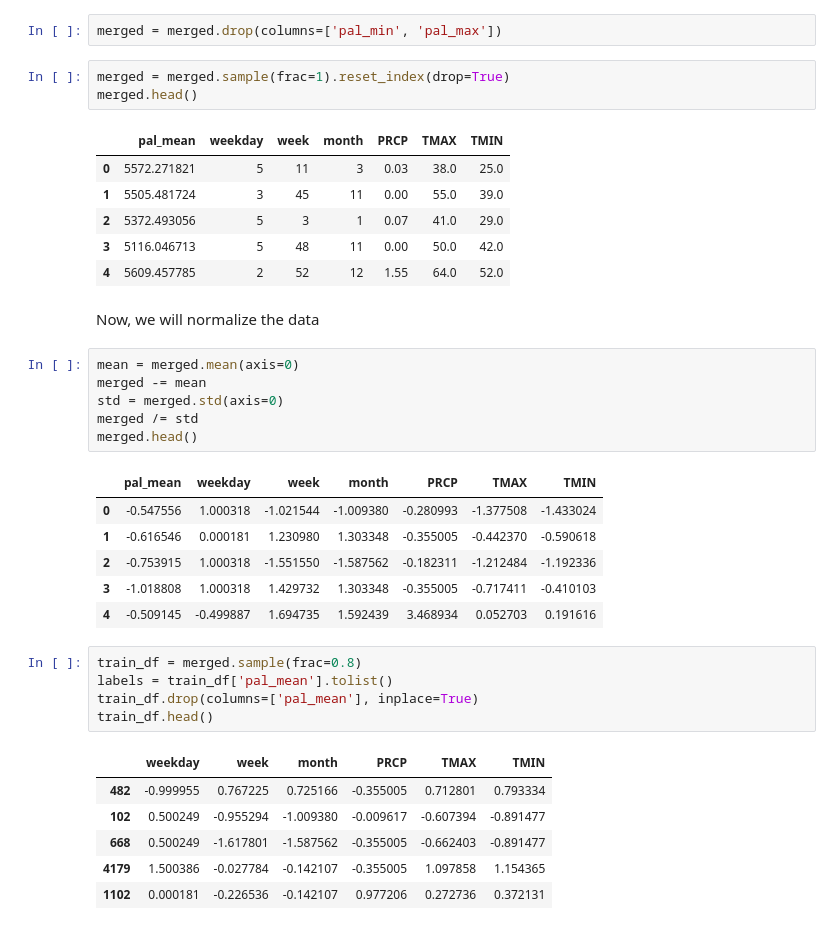
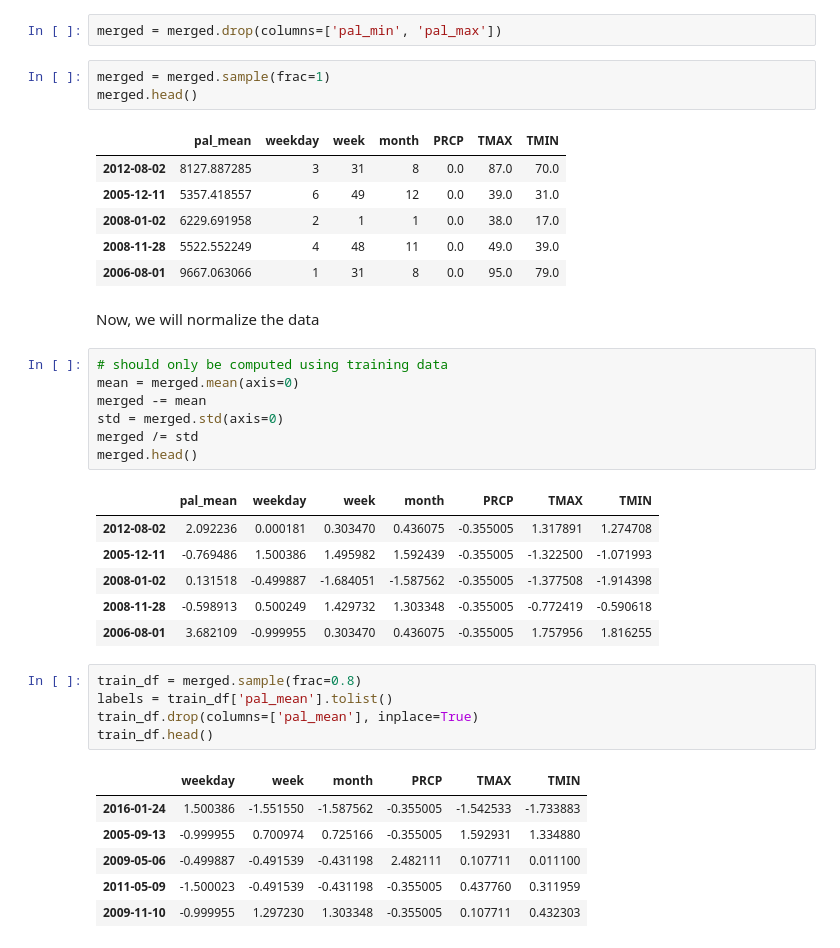
Before and after one commit to andrew-harding-gh/nexml-nyiso, a Jupyter notebook: notebooks/model.ipynb, the cells around one changed output. Saved outputs shown, nothing was run; the diff lists cells and outputs as text.

```diff
--- a/notebooks/model.ipynb
+++ b/notebooks/model.ipynb
@@ -108,18 +108,19 @@ False
 # %%
 merged = merged.drop(columns=['pal_min', 'pal_max'])
 # %%
-merged = merged.sample(frac=1).reset_index(drop=True)
+merged = merged.sample(frac=1)
 merged.head()
 # %% [output]
 |  | pal_mean | weekday | week | month | PRCP | TMAX | TMIN |
-| 0 | 5572.271821 | 5 | 11 | 3 | 0.03 | 38.0 | 25.0 |
-| 1 | 5505.481724 | 3 | 45 | 11 | 0.00 | 55.0 | 39.0 |
-| 2 | 5372.493056 | 5 | 3 | 1 | 0.07 | 41.0 | 29.0 |
-| 3 | 5116.046713 | 5 | 48 | 11 | 0.00 | 50.0 | 42.0 |
-| 4 | 5609.457785 | 2 | 52 | 12 | 1.55 | 64.0 | 52.0 |
+| 2012-08-02 | 8127.887285 | 3 | 31 | 8 | 0.0 | 87.0 | 70.0 |
+| 2005-12-11 | 5357.418557 | 6 | 49 | 12 | 0.0 | 39.0 | 31.0 |
+| 2008-01-02 | 6229.691958 | 2 | 1 | 1 | 0.0 | 38.0 | 17.0 |
+| 2008-11-28 | 5522.552249 | 4 | 48 | 11 | 0.0 | 49.0 | 39.0 |
+| 2006-08-01 | 9667.063066 | 1 | 31 | 8 | 0.0 | 95.0 | 79.0 |
 # %% [markdown]
 Now, we will normalize the data
 # %%
+# should only be computed using training data
 mean = merged.mean(axis=0)
 merged -= mean
 std = merged.std(axis=0)
@@ -127,11 +128,11 @@ merged /= std
 merged.head()
 # %% [output]
 |  | pal_mean | weekday | week | month | PRCP | TMAX | TMIN |
-| 0 | -0.547556 | 1.000318 | -1.021544 | -1.009380 | -0.280993 | -1.377508 | -1.433024 |
-| 1 | -0.616546 | 0.000181 | 1.230980 | 1.303348 | -0.355005 | -0.442370 | -0.590618 |
-| 2 | -0.753915 | 1.000318 | -1.551550 | -1.587562 | -0.182311 | -1.212484 | -1.192336 |
-| 3 | -1.018808 | 1.000318 | 1.429732 | 1.303348 | -0.355005 | -0.717411 | -0.410103 |
-| 4 | -0.509145 | -0.499887 | 1.694735 | 1.592439 | 3.468934 | 0.052703 | 0.191616 |
+| 2012-08-02 | 2.092236 | 0.000181 | 0.303470 | 0.436075 | -0.355005 | 1.317891 | 1.274708 |
+| 2005-12-11 | -0.769486 | 1.500386 | 1.495982 | 1.592439 | -0.355005 | -1.322500 | -1.071993 |
+| 2008-01-02 | 0.131518 | -0.499887 | -1.684051 | -1.587562 | -0.355005 | -1.377508 | -1.914398 |
+| 2008-11-28 | -0.598913 | 0.500249 | 1.429732 | 1.303348 | -0.355005 | -0.772419 | -0.590618 |
+| 2006-08-01 | 3.682109 | -0.999955 | 0.303470 | 0.436075 | -0.355005 | 1.757956 | 1.816255 |
 # %%
 train_df = merged.sample(frac=0.8)
 labels = train_df['pal_mean'].tolist()
@@ -139,11 +140,11 @@ train_df.drop(columns=['pal_mean'], inplace=True)
 train_df.head()
 # %% [output]
 |  | weekday | week | month | PRCP | TMAX | TMIN |
-| 482 | -0.999955 | 0.767225 | 0.725166 | -0.355005 | 0.712801 | 0.793334 |
-| 102 | 0.500249 | -0.955294 | -1.009380 | -0.009617 | -0.607394 | -0.891477 |
-| 668 | 0.500249 | -1.617801 | -1.587562 | -0.355005 | -0.662403 | -0.891477 |
-| 4179 | 1.500386 | -0.027784 | -0.142107 | -0.355005 | 1.097858 | 1.154365 |
-| 1102 | 0.000181 | -0.226536 | -0.142107 | 0.977206 | 0.272736 | 0.372131 |
+| 2016-01-24 | 1.500386 | -1.551550 | -1.587562 | -0.355005 | -1.542533 | -1.733883 |
+| 2005-09-13 | -0.999955 | 0.700974 | 0.725166 | -0.355005 | 1.592931 | 1.334880 |
+| 2009-05-06 | -0.499887 | -0.491539 | -0.431198 | 2.482111 | 0.107711 | 0.011100 |
+| 2011-05-09 | -1.500023 | -0.491539 | -0.431198 | -0.355005 | 0.437760 | 0.311959 |
+| 2009-11-10 | -0.999955 | 1.297230 | 1.303348 | -0.355005 | 0.107711 | 0.432303 |
 # %%
 main_input = Input(shape=(train_df.shape[1],), name='main_input')
 
```
Also changed, not shown: parts of 8 cells of this notebook.
